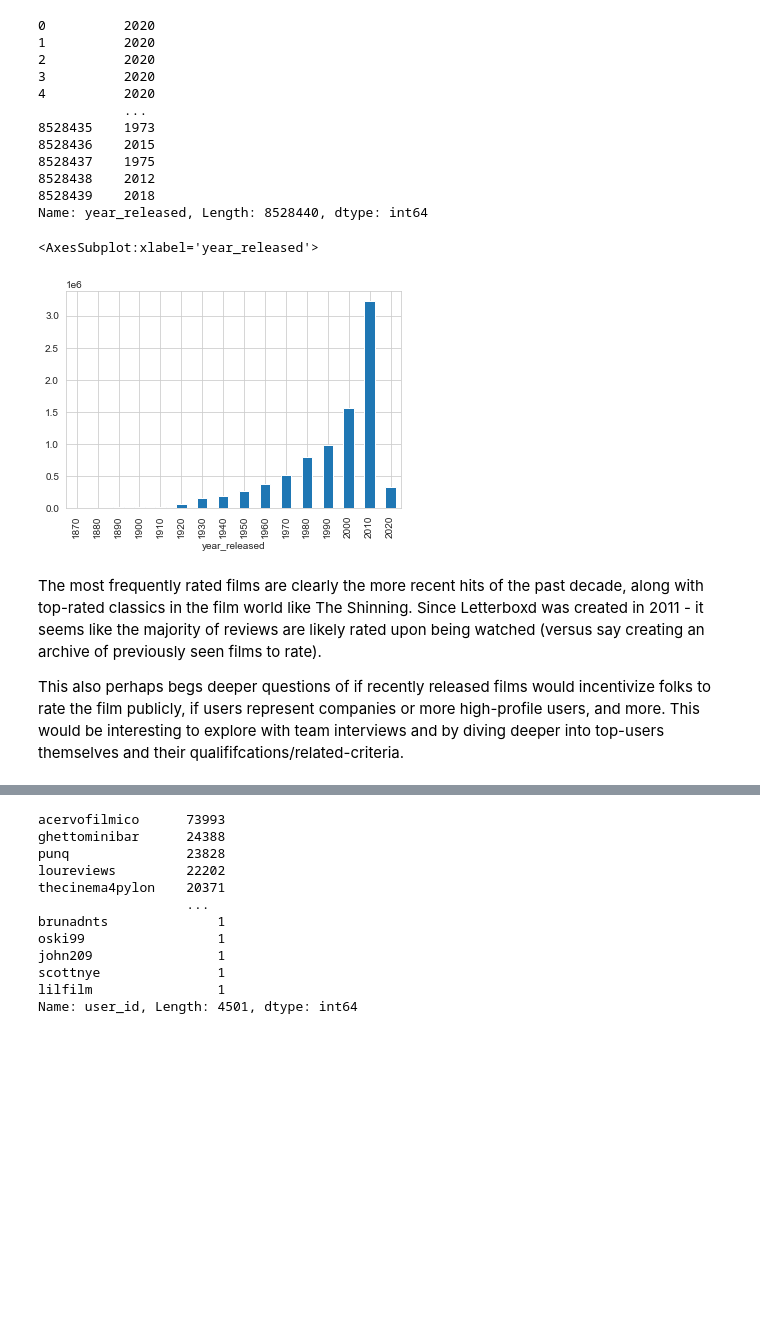
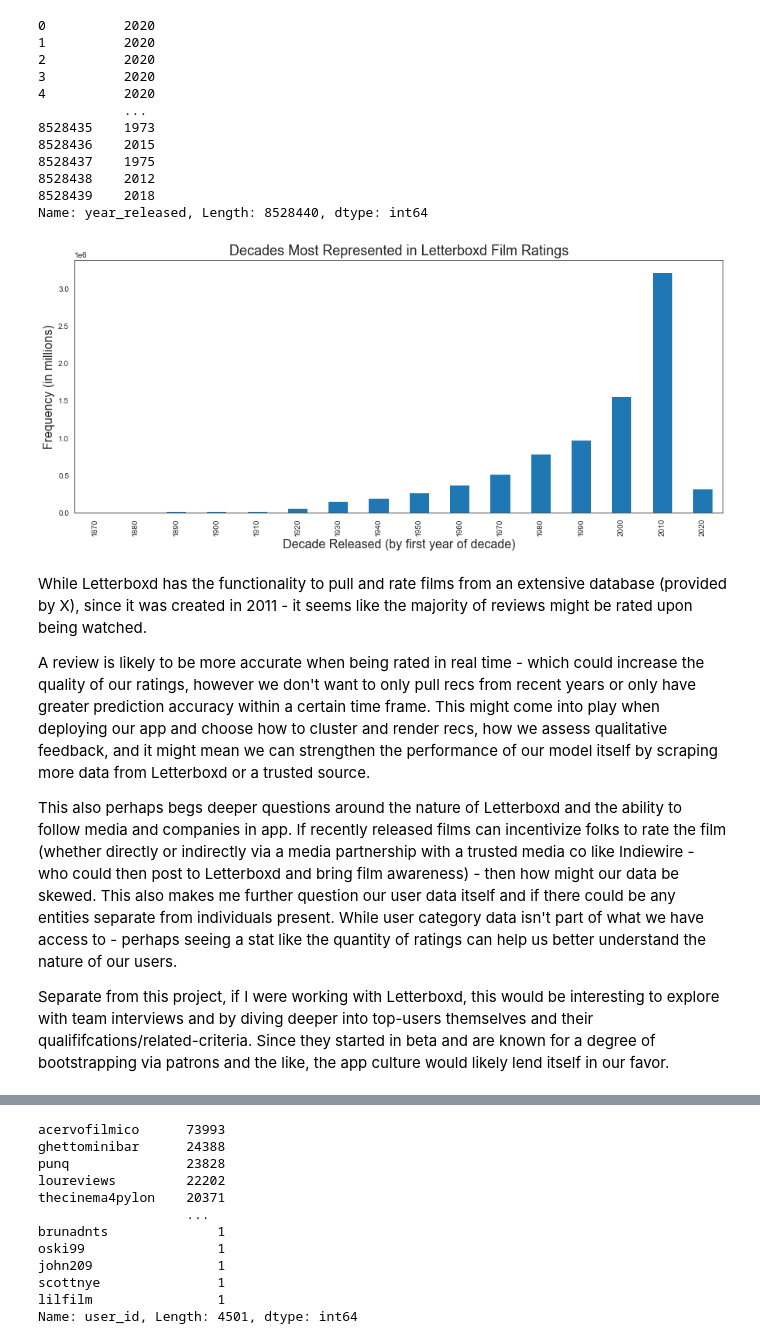
Before and after one commit to sierrafromcalifornia/Letterboxd-Recommender-Project, a Jupyter notebook: notebooks/exploratory.ipynb, the cells around one changed output, grey strips where cells are left out. Saved outputs shown, nothing was run; the diff lists cells and outputs as text; code cells hidden in the pictures; blank space fills up the shorter version.

```diff
--- a/notebooks/exploratory.ipynb
+++ b/notebooks/exploratory.ipynb
@@ -465,15 +513,25 @@ date_idx.dt.year
 8528438    2012
 8528439    2018
 Name: year_released, Length: 8528440, dtype: int64
-# %%
-df_vis.groupby((date_idx.dt.year // 10) * 10).count().iloc[:,0].plot(kind='bar')
-
-# save series, and use with seaborn to look prettier, further develop analysis
-# %% [output]
-<AxesSubplot:xlabel='year_released'>
-[figure, removed]
-# %% [markdown]
-The most frequently rated films are clearly the more recent hits of the past decade, along with top-rated classics in the film world like The Shinning. Since Letterboxd was created in 2011 - it seems like the majority of reviews are likely rated upon being watched (versus say creating an archive of previously seen films to rate).
-
-This also perhaps begs deeper questions of if recently released films would incentivize folks to rate the film publicly, if users represent companies or more high-profile users, and more. This would be interesting to explore with team interviews and by diving deeper into top-users themselves and their qualififcations/related-criteria.
+# %%
+# declare figure size
+f = plt.figure(figsize=(15, 6))
+
+# group and plot our release year according to decade
+df_vis.groupby((date_idx.dt.year // 10) * 10).count().iloc[:,0].plot(kind='bar')
+plt.xlabel('Decade Released (by first year of decade)', fontdict=kws)
+plt.ylabel('Frequency (in millions)', fontdict=kws)
+plt.title("Decades Most Represented in Letterboxd Film Ratings", fontdict=kws2);
+
+# reference: https://stackoverflow.com/questions/17764619/pandas-dataframe-group-year-index-by-decade
+# %% [output]
+[figure, added]
+# %% [markdown]
+While Letterboxd has the functionality to pull and rate films from an extensive database (provided by X), since it was created in 2011 - it seems like the majority of reviews might be rated upon being watched.
+
+A review is likely to be more accurate when being rated in real time - which could increase the quality of our ratings, however we don't want to only pull recs from recent years or only have greater prediction accuracy within a certain time frame. This might come into play when deploying our app and choose how to cluster and render recs, how we assess qualitative feedback, and it might mean we can strengthen the performance of our model itself by scraping more data from Letterboxd or a trusted source.
+
+This also perhaps begs deeper questions around the nature of Letterboxd and the ability to follow media and companies in app. If recently released films can incentivize folks to rate the film (whether directly or indirectly via a media partnership with a trusted media co like Indiewire - who could then post to Letterboxd and bring film awareness) - then how might our data be skewed. This also makes me further question our user data itself and if there could be any entities separate from individuals present. While user category data isn't part of what we have access to - perhaps seeing a stat like the quantity of ratings can help us better understand the nature of our users.
+
+Separate from this project, if I were working with Letterboxd, this would be interesting to explore with team interviews and by diving deeper into top-users themselves and their qualififcations/related-criteria. Since they started in beta and are known for a degree of bootstrapping via patrons and the like, the app culture would likely lend itself in our favor.
 # %% [markdown]
```
Also changed, not shown: parts of 31 cells of this notebook, 8 other files.
